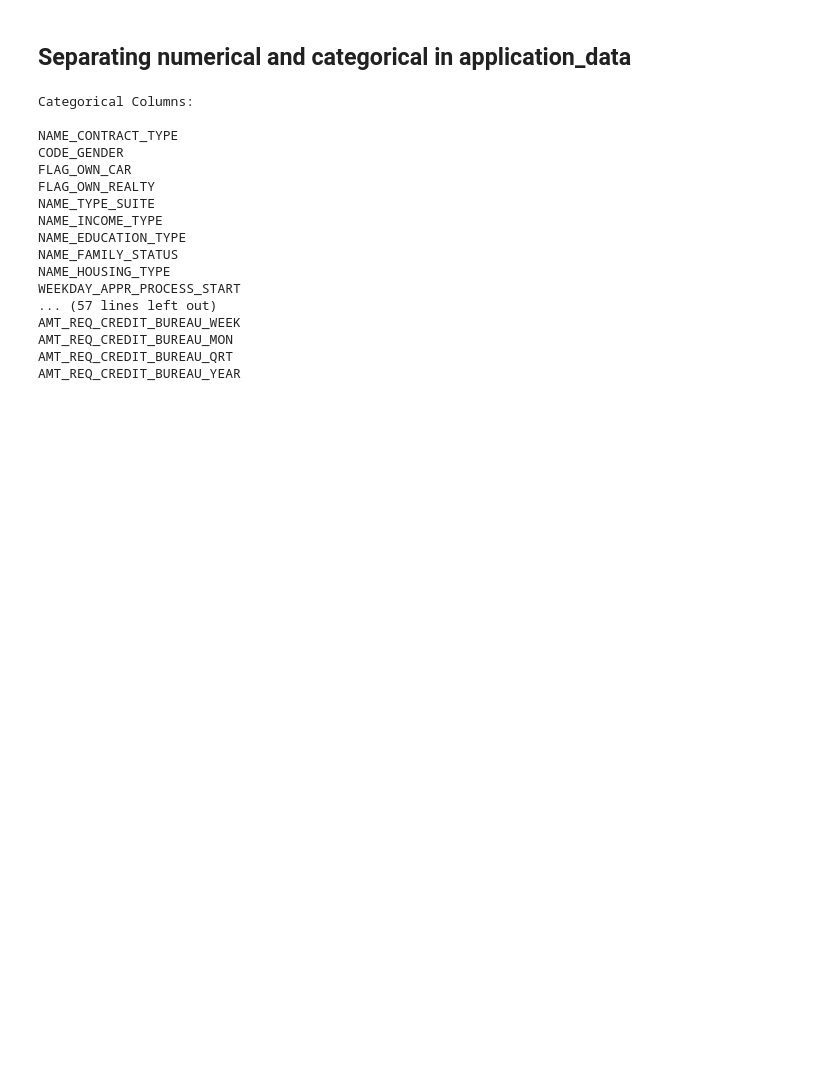
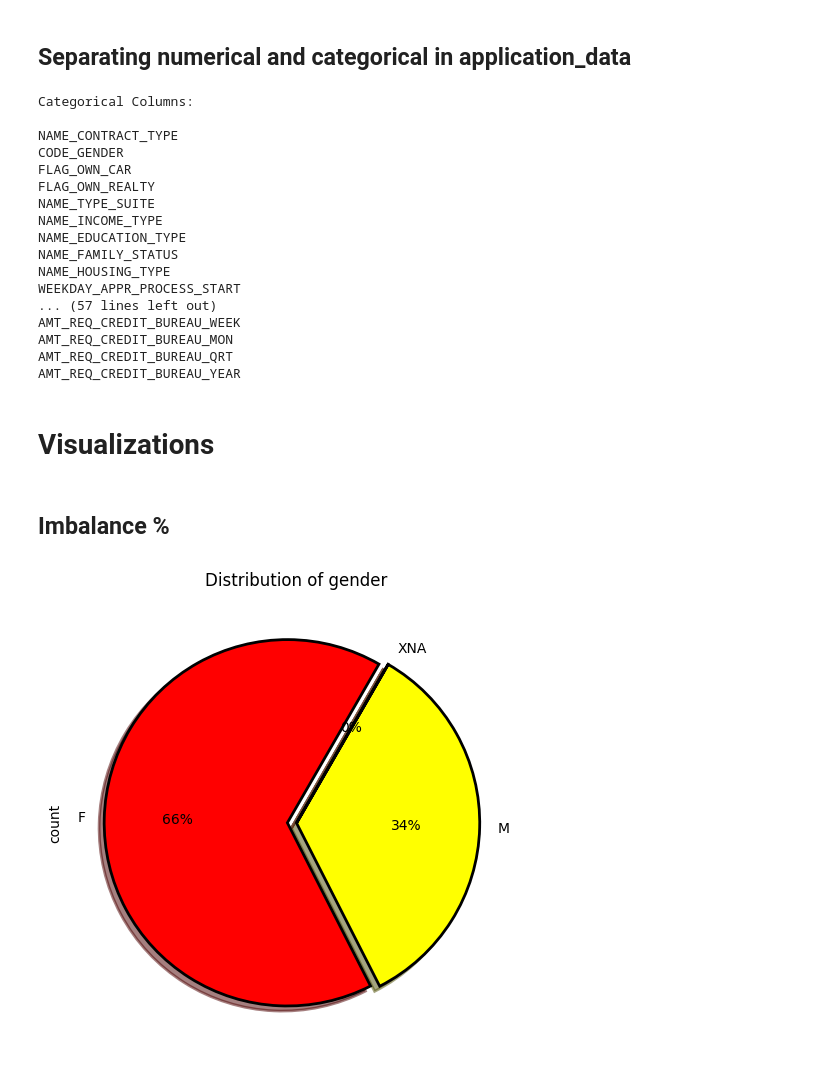
Before and after one commit to hiteshhhh007/Financial-Risk-Assessment, a Jupyter notebook: Financial-Risk-Assessment.ipynb, the cells around one changed output. Drawn from its saved outputs; the diff is of its cells as text; code cells hidden in the pictures; blank space fills up the shorter version.

```diff
--- a/Financial-Risk-Assessment.ipynb
+++ b/Financial-Risk-Assessment.ipynb
@@ -476,3 +478,16 @@ AMT_REQ_CREDIT_BUREAU_WEEK
 AMT_REQ_CREDIT_BUREAU_MON
 AMT_REQ_CREDIT_BUREAU_QRT
 AMT_REQ_CREDIT_BUREAU_YEAR
+# %% [markdown]
+# Visualizations
+# %% [markdown]
+## Imbalance %
+# %%
+fig = plt.figure(figsize=(13,6))
+plt.subplot(121)
+application_data["CODE_GENDER"].value_counts().plot.pie(autopct = "%1.0f%%",colors = ["red","yellow"],startangle = 60,
+                                                                        wedgeprops={"linewidth":2,"edgecolor":"k"},explode=[.05,0,0],shadow =True)
+plt.title("Distribution of gender")
+plt.show()
+# %% [output]
+[figure, added]
```
Also changed, not shown: parts of 18 cells of this notebook, 1 other file.
